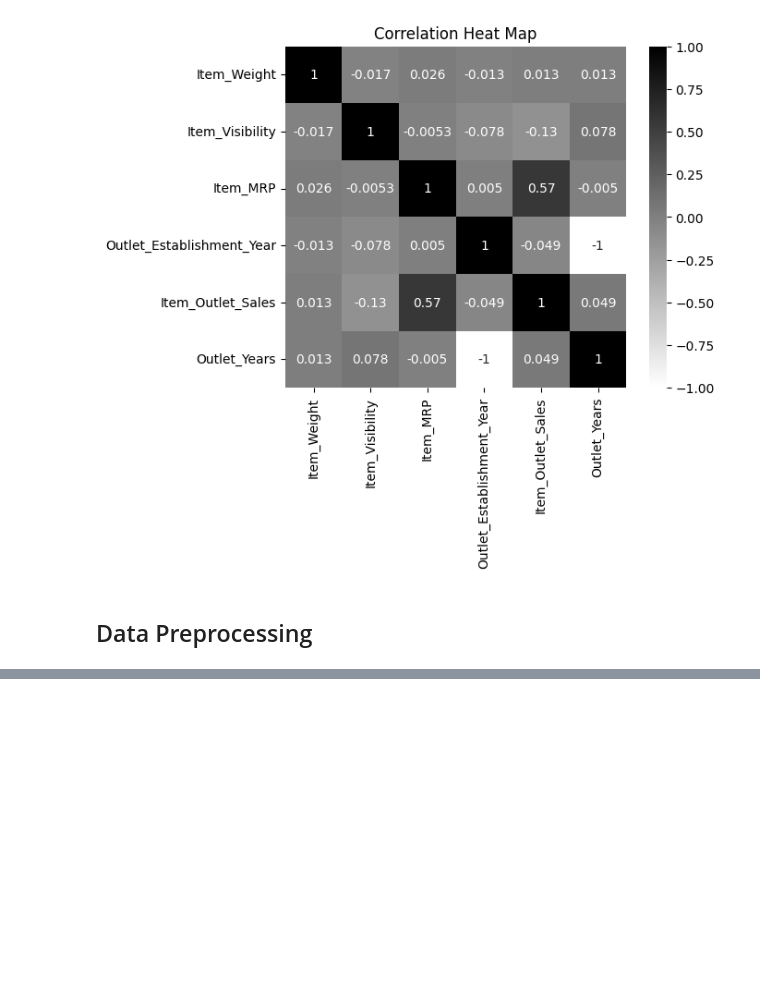
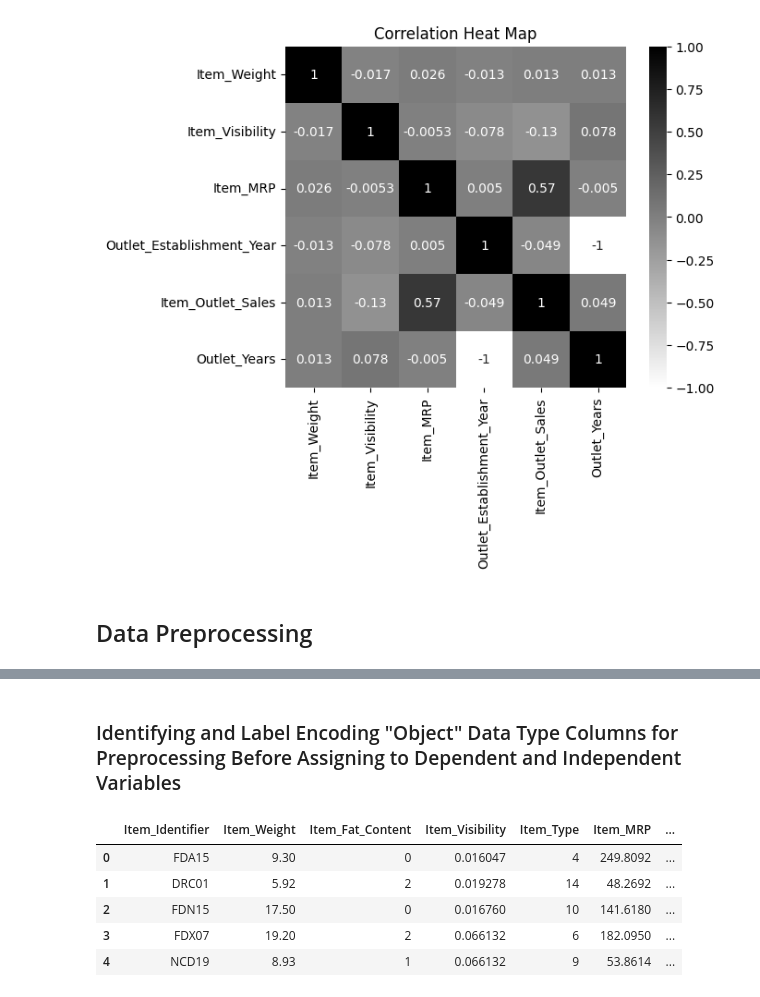
Before and after one commit to amisha26/Hands-on-Machine-Learning, a Jupyter notebook: sales_forecasting_project/sales_forecast.ipynb, the cells around one changed output, grey strips where cells are left out. Drawn from its saved outputs; the diff is of its cells as text; code cells hidden in the pictures; blank space fills up the shorter version.

```diff
--- a/sales_forecasting_project/sales_forecast.ipynb
+++ b/sales_forecasting_project/sales_forecast.ipynb
@@ -612,0 +636,13 @@ plt.show()
+# %% [markdown]
+### Identifying and Label Encoding "Object" Data Type Columns for Preprocessing Before Assigning to Dependent and Independent Variables
+# %%
+for category in categorical_columns:
+    sales_data[category] = label_encoder.fit_transform(sales_data[category])
+sales_data.head()
+# %% [output]
+|  | Item_Identifier | Item_Weight | Item_Fat_Content | Item_Visibility | Item_Type | Item_MRP | ... |
+| 0 | FDA15 | 9.30 | 0 | 0.016047 | 4 | 249.8092 | ... |
+| 1 | DRC01 | 5.92 | 2 | 0.019278 | 14 | 48.2692 | ... |
+| 2 | FDN15 | 17.50 | 0 | 0.016760 | 10 | 141.6180 | ... |
+| 3 | FDX07 | 19.20 | 2 | 0.066132 | 6 | 182.0950 | ... |
+| 4 | NCD19 | 8.93 | 1 | 0.066132 | 9 | 53.8614 | ... |
```
Also changed, not shown: parts of 9 cells of this notebook.
